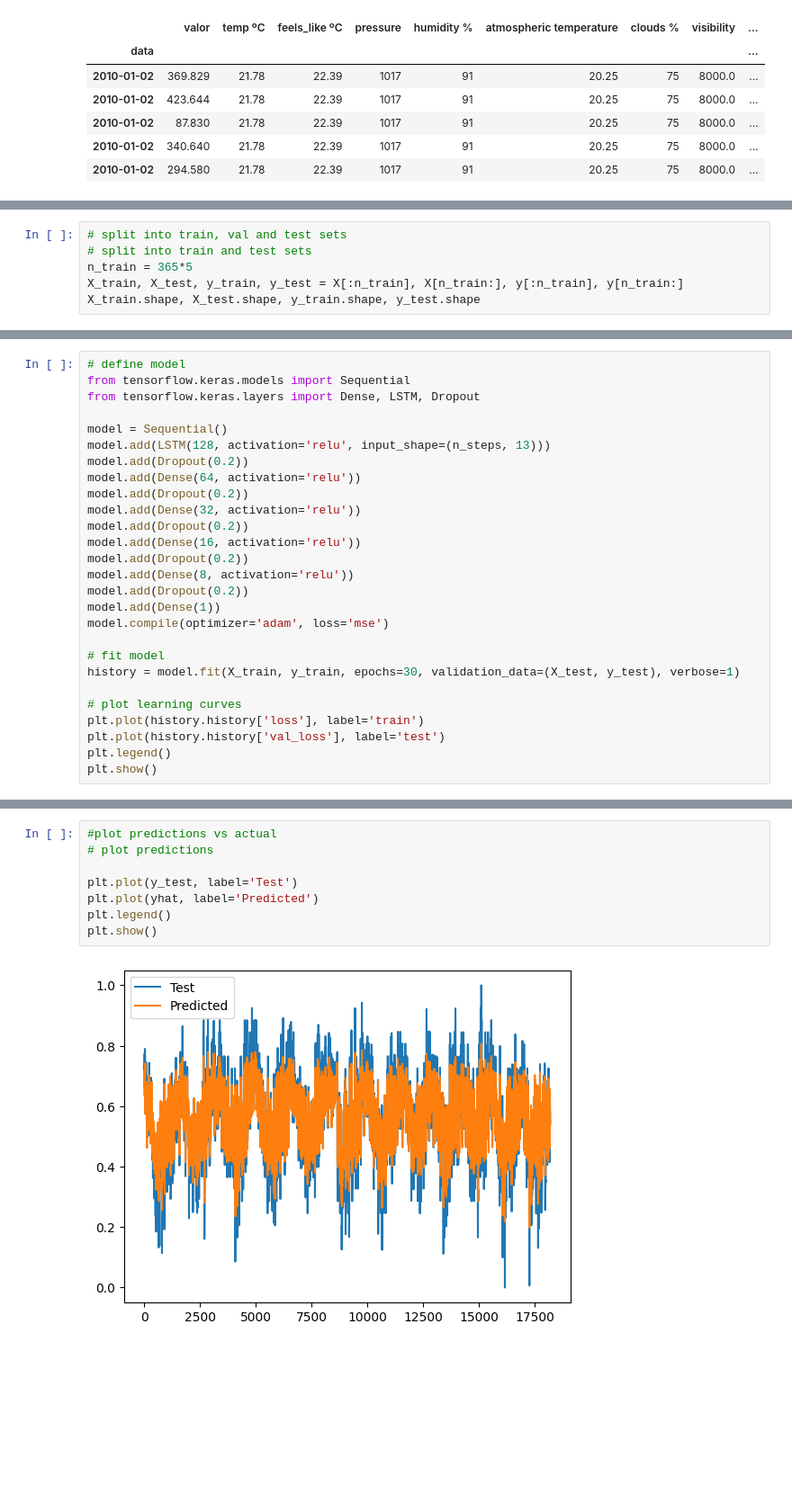
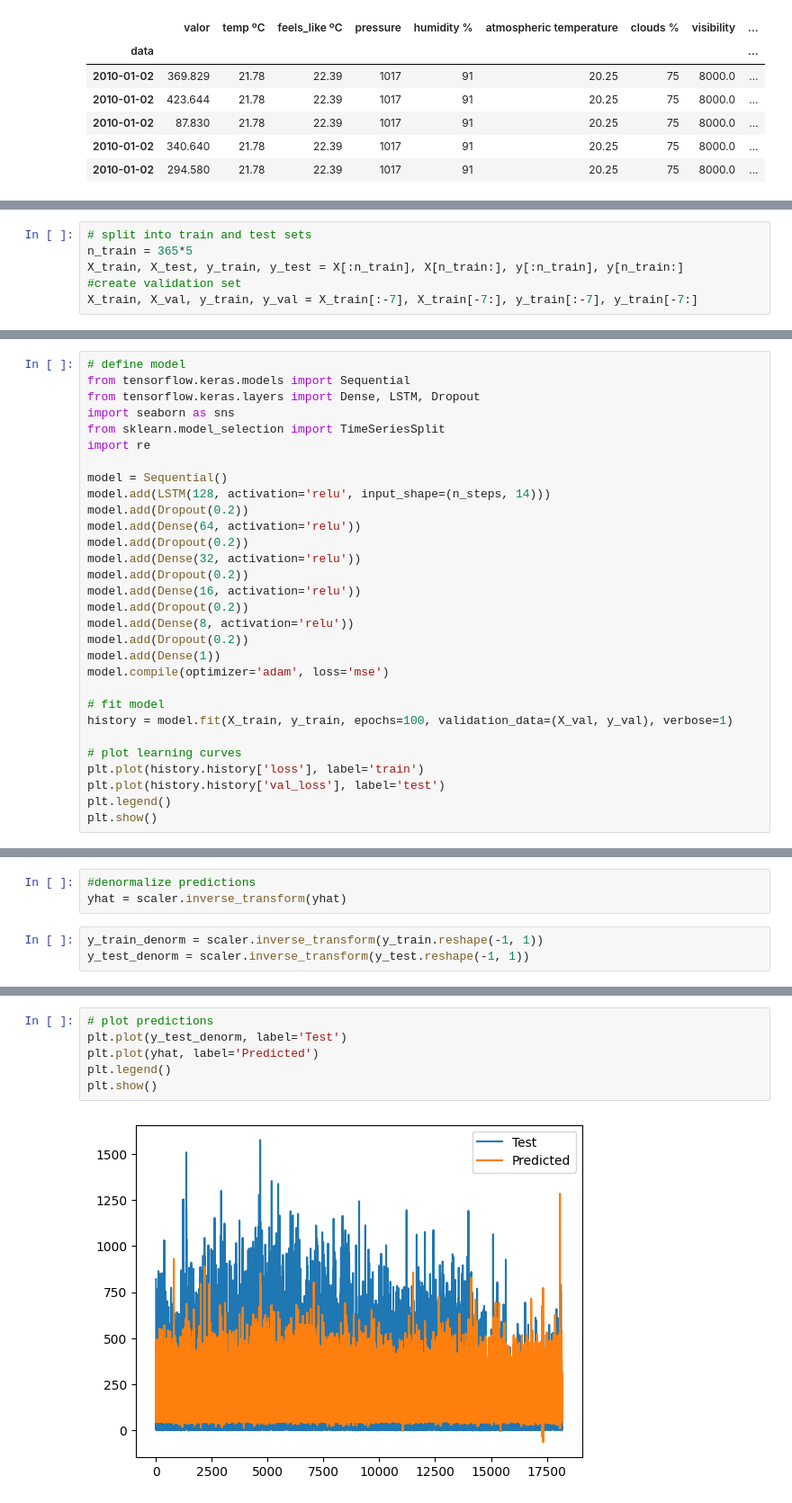
Before and after one commit to gutessitore/WeatherPrediction, a Jupyter notebook: notebooks/Traffic_pred.ipynb, the cells around one changed output, grey strips where cells are left out. Shown: that part at 90% size. Drawn from its saved outputs; the diff is of its cells as text; blank space fills up the shorter version.

Commit message:
fix model, save modelv2 and add conclusions

```diff
--- a/notebooks/Traffic_pred.ipynb
+++ b/notebooks/Traffic_pred.ipynb
@@ -505,6 +518,6 @@ X.shape, y.shape
 # %%
-# split into train, val and test sets
 # split into train and test sets
 n_train = 365*5
 X_train, X_test, y_train, y_test = X[:n_train], X[n_train:], y[:n_train], y[n_train:]
-X_train.shape, X_test.shape, y_train.shape, y_test.shape
+#create validation set
+X_train, X_val, y_train, y_val = X_train[:-7], X_train[-7:], y_train[:-7], y_train[-7:]
@@ -514,9 +525,12 @@ X_train.shape, X_test.shape, y_train.shape, y_test.shape
 # define model
 from tensorflow.keras.models import Sequential
 from tensorflow.keras.layers import Dense, LSTM, Dropout
+import seaborn as sns
+from sklearn.model_selection import TimeSeriesSplit
+import re
 
 model = Sequential()
-model.add(LSTM(128, activation='relu', input_shape=(n_steps, 13)))
+model.add(LSTM(128, activation='relu', input_shape=(n_steps, 14)))
 model.add(Dropout(0.2))
 model.add(Dense(64, activation='relu'))
 model.add(Dropout(0.2))
@@ -530,7 +544,7 @@ model.add(Dense(1))
 model.compile(optimizer='adam', loss='mse')
 
 # fit model
-history = model.fit(X_train, y_train, epochs=30, validation_data=(X_test, y_test), verbose=1)
+history = model.fit(X_train, y_train, epochs=100, validation_data=(X_val, y_val), verbose=1)
 
 # plot learning curves
 plt.plot(history.history['loss'], label='train')
@@ -564,0 +576,6 @@ yhat.shape
+# %%
+#denormalize predictions
+yhat = scaler.inverse_transform(yhat)
+# %%
+y_train_denorm = scaler.inverse_transform(y_train.reshape(-1, 1))
+y_test_denorm = scaler.inverse_transform(y_test.reshape(-1, 1))
@@ -565,10 +596,8 @@ yhat.shape
 # %%
-#plot predictions vs actual
 # plot predictions
-
-plt.plot(y_test, label='Test')
+plt.plot(y_test_denorm, label='Test')
 plt.plot(yhat, label='Predicted')
 plt.legend()
 plt.show()
 # %% [output]
-[figure, old version]
+[figure, new version]
```
Also changed, not shown: parts of 28 cells of this notebook, 1 other file.
